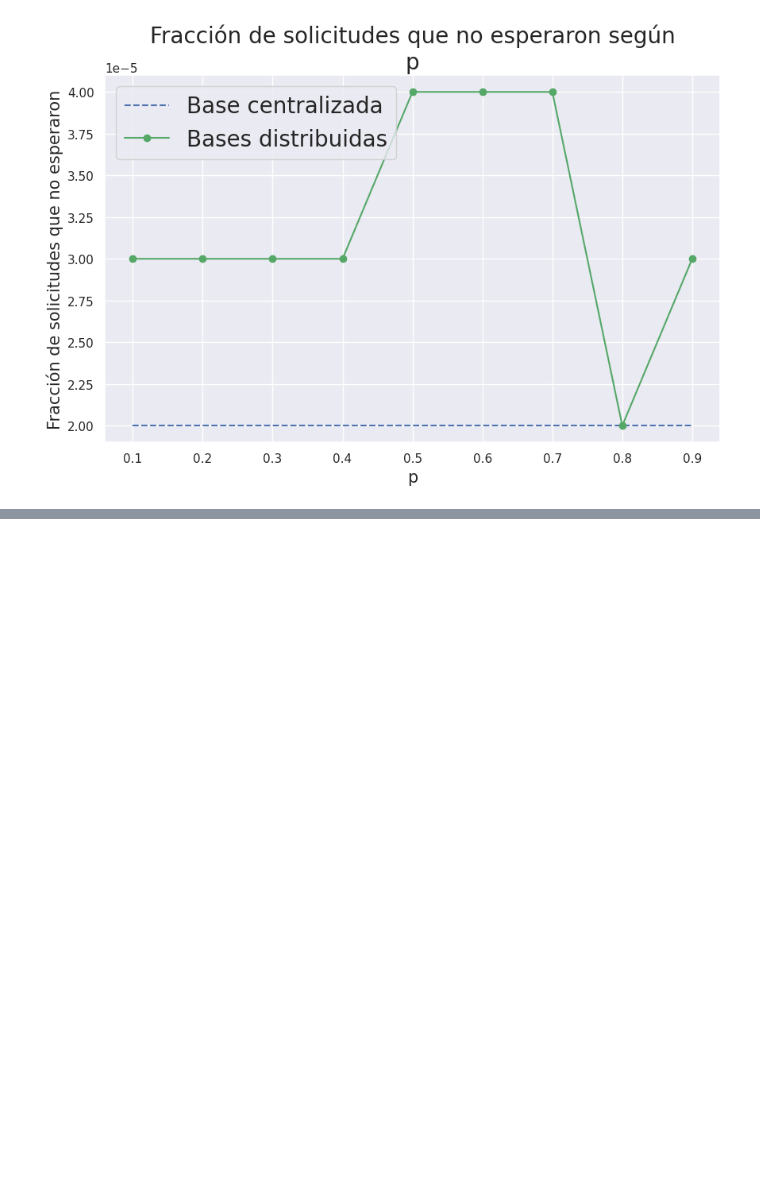
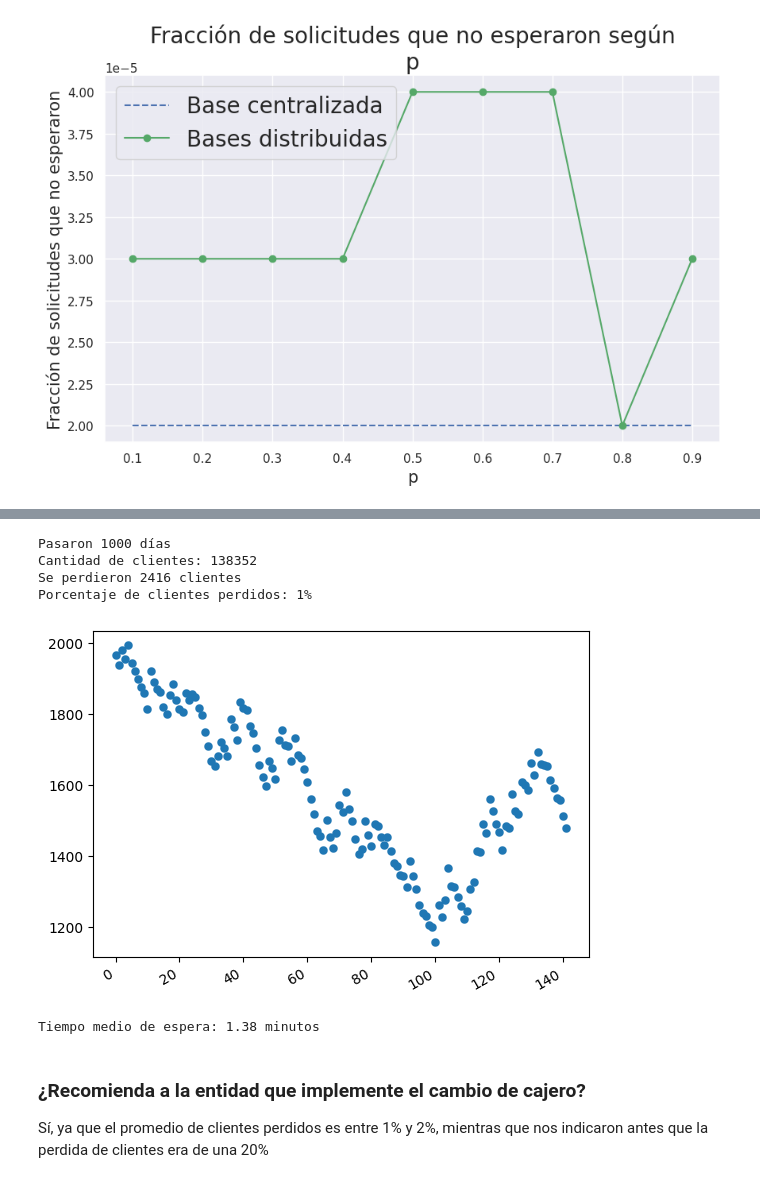
Before and after one commit to jalbarrac/simulacion_grupo2_2c_2022, a Jupyter notebook: TP2/TP2.ipynb, the cells around one changed output, grey strips where cells are left out. Saved outputs shown, nothing was run; the diff lists cells and outputs as text; code cells hidden in the pictures; blank space fills up the shorter version.

Commit message:
Agrega gráficos y mediana de tiempo de espera

```diff
--- a/TP2/TP2.ipynb
+++ b/TP2/TP2.ipynb
@@ -794,0 +812,35 @@ Porcentaje de clientes perdidos: 2%
+# %%
+
+# Simular 1000 días
+banco = Banco()
+banco.simular(dias=1000, imprimir_estadisticas_clientes=True)
+# %% [output]
+Pasaron 1000 días
+Cantidad de clientes: 138352
+Se perdieron 2416 clientes
+Porcentaje de clientes perdidos: 1%
+# %%
+# cantidad de billetes en el cajero dps de cada transacción
+banco = Banco()
+banco.simular(dias=1000)
+monto_en_cajero = banco.historial_de_cajero()[1]
+
+# make up some data
+x = [i for i,monto in enumerate(monto_en_cajero)]
+
+# plot
+plt.scatter(x,monto_en_cajero, linewidths = 0.1)
+# beautify the x-labels
+plt.gcf().autofmt_xdate()
+# %% [output]
+[figure, added]
+# %%
+#  Calcular el tiempo medio que los clientes demoraron en el sistema (espera + utilización del cajero)
+banco = Banco()
+banco.simular(dias=1000, imprimir_media_espera=True)
+# %% [output]
+Tiempo medio de espera: 1.38 minutos
+# %% [markdown]
+### ¿Recomienda a la entidad que implemente el cambio de cajero?
+
+Sí, ya que el promedio de clientes perdidos es entre 1% y 2%, mientras que nos indicaron antes que la perdida de clientes era de una 20%
```
Also changed, not shown: parts of 3 cells of this notebook.
